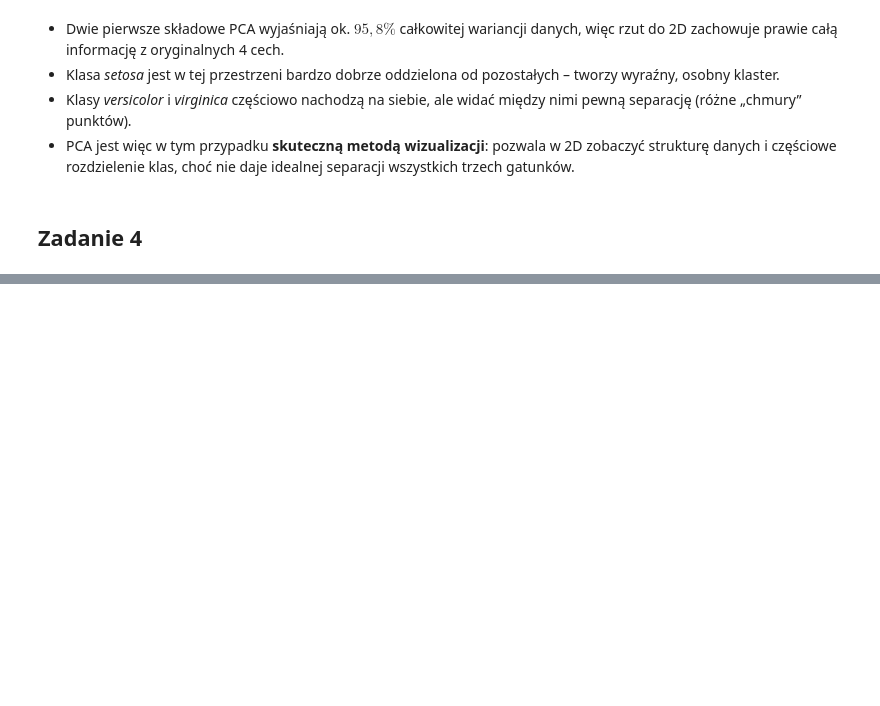
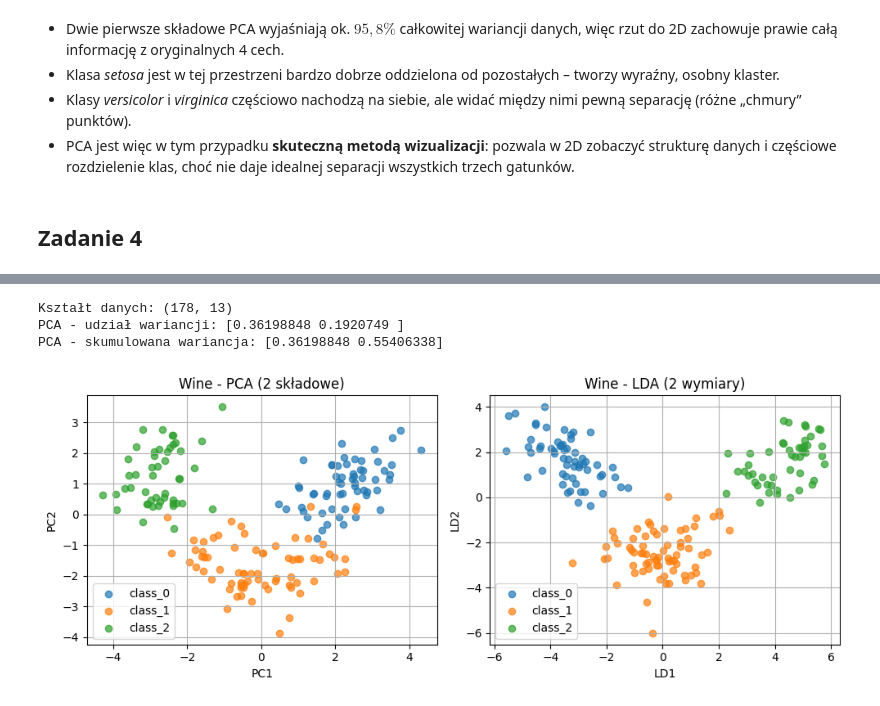
Before and after one commit to mathieuboro/Introduction_to_Machine_Learning, a Jupyter notebook: Lista6_275986_276011.ipynb, the cells around one changed output, grey strips where cells are left out. Drawn from its saved outputs; the diff is of its cells as text; code cells hidden in the pictures; blank space fills up the shorter version.

```diff
--- a/Lista6_275986_276011.ipynb
+++ b/Lista6_275986_276011.ipynb
@@ -187,0 +313,64 @@ Skumulowana wariancja: [0.72962445 0.95813207]
+# %%
+data = load_wine()
+X = data.data
+y = data.target
+target_names = data.target_names
+
+print("Kształt danych:", X.shape)
+
+scaler = StandardScaler()
+X_scaled = scaler.fit_transform(X)
+
+# PCA
+pca = PCA(n_components=2)
+X_pca = pca.fit_transform(X_scaled)
+
+print("PCA - udział wariancji:", pca.explained_variance_ratio_)
+print("PCA - skumulowana wariancja:", np.cumsum(pca.explained_variance_ratio_))
+
+# LDA
+lda = LDA(n_components=2)
+X_lda = lda.fit_transform(X_scaled, y)
+
+
+fig, axes = plt.subplots(1, 2, figsize=(10, 4))
+
+# PCA
+for class_idx, class_name in enumerate(target_names):
+    mask = (y == class_idx)
+    axes[0].scatter(
+        X_pca[mask, 0],
+        X_pca[mask, 1],
+        label=class_name,
+        alpha=0.7
+    )
+
+axes[0].set_title("Wine - PCA (2 składowe)")
+axes[0].set_xlabel("PC1")
+axes[0].set_ylabel("PC2")
+axes[0].legend()
+axes[0].grid(True)
+
+# LDA
+for class_idx, class_name in enumerate(target_names):
+    mask = (y == class_idx)
+    axes[1].scatter(
+        X_lda[mask, 0],
+        X_lda[mask, 1],
+        label=class_name,
+        alpha=0.7
+    )
+
+axes[1].set_title("Wine - LDA (2 wymiary)")
+axes[1].set_xlabel("LD1")
+axes[1].set_ylabel("LD2")
+axes[1].legend()
+axes[1].grid(True)
+
+plt.tight_layout()
+plt.show()
+# %% [output]
+Kształt danych: (178, 13)
+PCA - udział wariancji: [0.36198848 0.1920749 ]
+PCA - skumulowana wariancja: [0.36198848 0.55406338]
+[figure, added]
```
Also changed, not shown: parts of 12 cells of this notebook.
